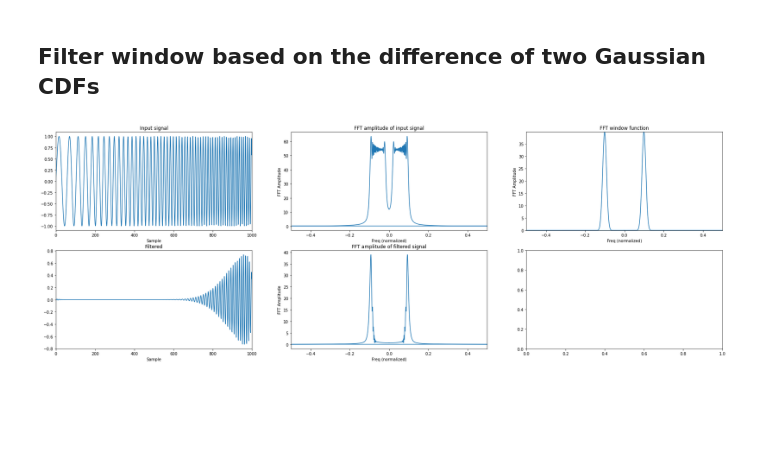
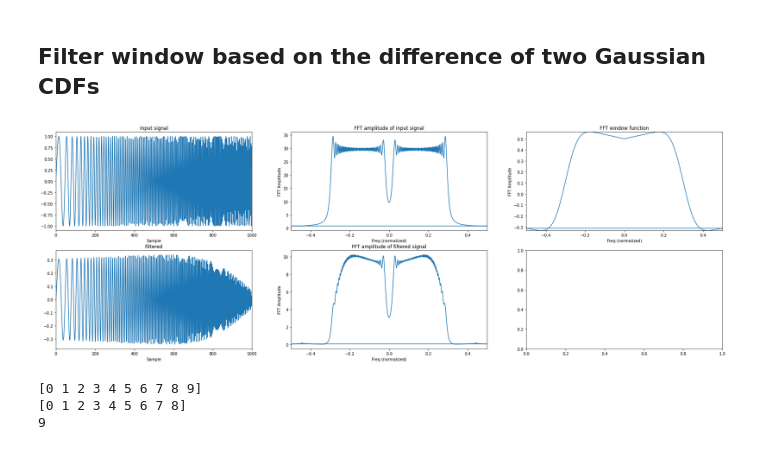
Before and after one commit to adamgogacz/time-series-processing, a Jupyter notebook: bandpass_filters.ipynb, the cells around one changed output. Saved outputs shown, nothing was run; the diff lists cells and outputs as text; code cells hidden in the pictures; blank space fills up the shorter version.

```diff
--- a/bandpass_filters.ipynb
+++ b/bandpass_filters.ipynb
@@ -11,19 +9,18 @@ import bottleneck as bn
 %matplotlib inline
 plt.rcParams.update({'font.size': 8})
 # %%
-def cdf_diff(mu_1:float, sigma_1:float, mu_2:float, sigma_2:float):
+def cdf_diff(sig:np.ndarray, loc1:float, scale1:float, loc2:float, scale2:float):
     'Difference of 2 Gaussian CDFs'
-    xmax=mu_2+mu_1+2.5*sigma_2
-    xarr=np.linspace(0,1.5*xmax,int(3*xmax))
-    # functions
-    win=norm.cdf(xarr,loc=mu_1,scale=sigma_1)-norm.cdf(xarr,loc=mu_2,scale=sigma_2)
-    print(str(win[0])+" "+str(win[-1]))
-    X=np.abs(fft(win,n=len(win)))
-    X=X/X.max(); X[X==0.0]=1.0/2**51
-    XdB=20.0*np.log10(X)
-    filt=np.real(ifft(win))
-    filt=np.fft.ifftshift(filt)
-    return (win, XdB, filt)
+    Nsig=len(sig)
+    Nrfft=Nsig//2
+    xarr=np.linspace(0,Nrfft/(2*Nrfft),Nrfft)
+    WIN=norm.cdf(xarr,loc=loc1,scale=scale1)-norm.cdf(xarr,loc=loc2,scale=scale2)
+    WIN=np.concatenate((WIN, np.array([WIN[-1],WIN[-1]]), np.flip(WIN[:-1])))
+    FSINC=WIN*fft(sinc(Nsig))
+    filt=np.real(ifft(FSINC))
+    filt=filt/np.sum(np.abs(filt))
+    sigfilt=np.convolve(sig,filt,mode='same')
+    return (sig, sigfilt, WIN)
 # %%
 def gauss(sig:np.ndarray, loc:float, scale:float):
     'Gaussian window filter'
@@ -100,4 +88,4 @@ def plotResults(sig:np.ndarray, filt:np.ndarray, WIN:np.ndarray):
 # %%
 def genSweep(f0:float, f1:float, Nsamp:int):
   x=np.linspace(0,1,Nsamp)
-  return np.sin(2.*np.pi*(f0*x+((f1-f0)/2.)*x**2))
+  return np.sin(2.*np.pi*Nsamp*(f0*x+((f1-f0)/2.)*x**2))
@@ -104,18 +97,29 @@ def genSweep(f0:float, f1:float, Nsamp:int):
 # %%
 def main():
-    mu_1=0.1;         mu_2=300
-    sigma_1=0.01;    sigma_2=30
-    f0=15;           f1=100;
-    sweep=genSweep(f0,f1,1001)
-    # win, XdB, filt=cdf_diff(mu_1,sigma_1,mu_2,sigma_2)
-    sig, filt, WIN = gauss(sig=sweep, loc=mu_1, scale=sigma_1)
+    mu_1=0.0;         mu_2=0.3
+    sigma_1=1.01;     sigma_2=0.05
+    #--- generate sweep signal
+    f0=0.015;       f1=0.3;   Nsamp=1001
+    signal=genSweep(f0,f1,Nsamp)
+    #--- generate spike signal
+    # k= 100;           Nsamp=1001
+    # signal=genSpike(k,Nsamp)
+    #--- filter the signal
+    sig, filt, WIN = cdf_diff(sig=signal, loc1=mu_1, scale1=sigma_1, loc2=mu_2, scale2=sigma_2)
+    # sig, filt, WIN = gauss(sig=signal, loc=mu_1, scale=sigma_1)
+    #--- plot results
     plotResults(sig, filt, WIN)
 
 if __name__=="__main__":
     main()
 # %% [output]
-[figure, old version]
+[figure, new version]
 # %%
 q=np.arange(10)
 print(q)
 print(q[:-1])
+print(q[-1])
+# %% [output]
+[0 1 2 3 4 5 6 7 8 9]
+[0 1 2 3 4 5 6 7 8]
+9
```
Also changed, not shown: parts of 5 cells of this notebook.
